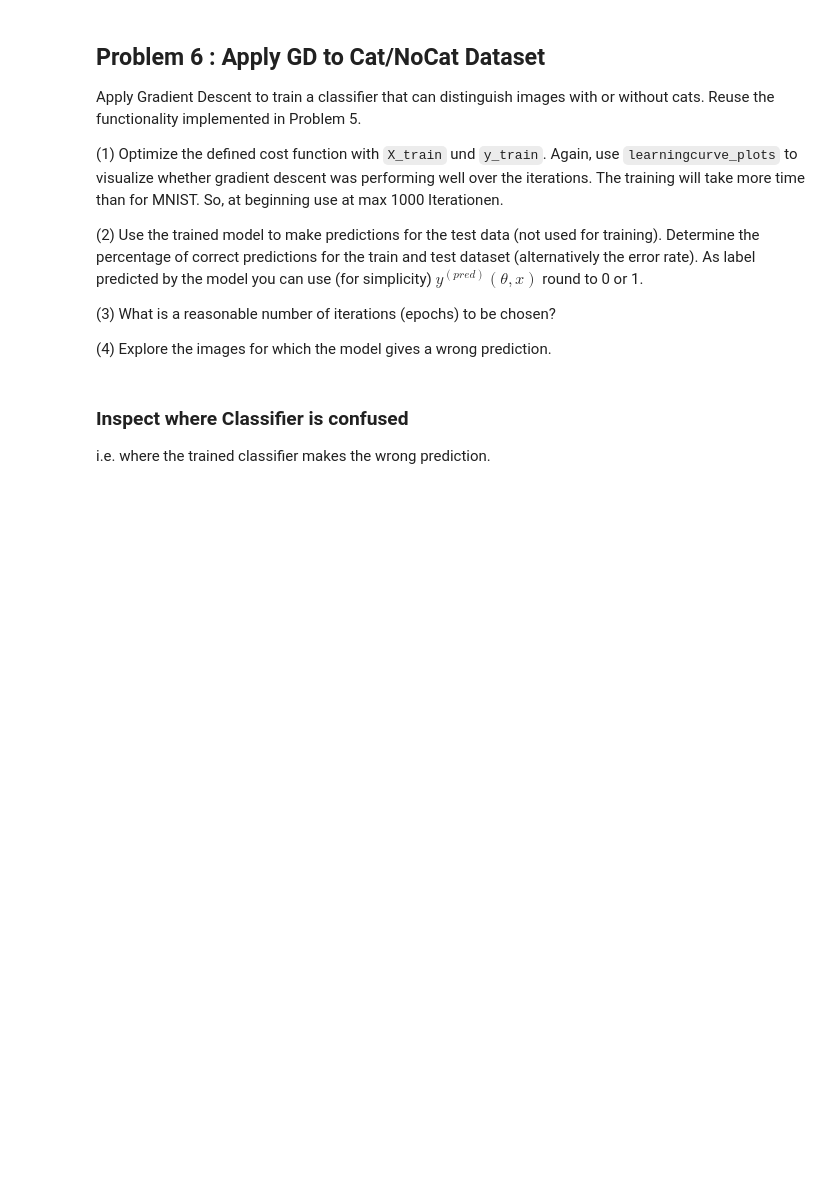
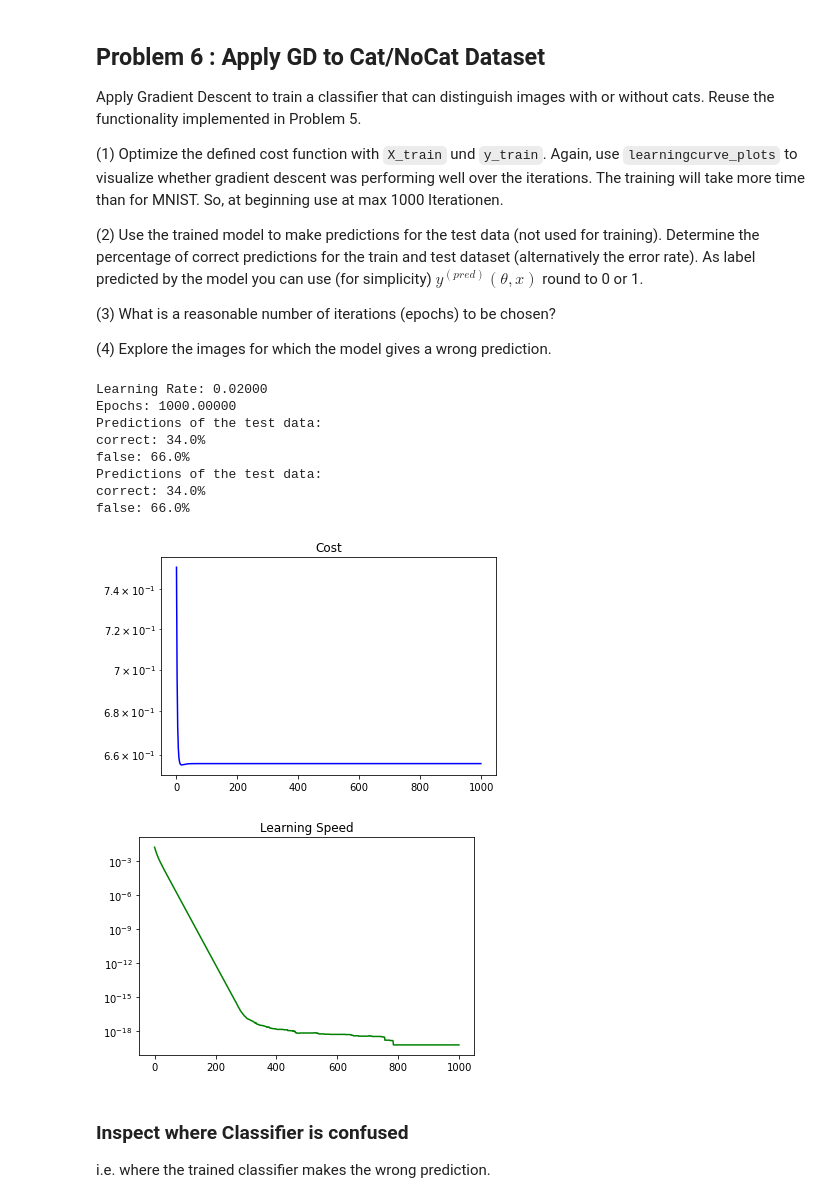
Before and after one commit to hariveliki/vta_le7_mini_challenge, a Jupyter notebook: train_neural_net_stud_V4.ipynb, the cells around one changed output. Cells and saved outputs as stored; diff of their text form; code cells hidden in the pictures; blank space fills up the shorter version.

```diff
--- a/train_neural_net_stud_V4.ipynb
+++ b/train_neural_net_stud_V4.ipynb
@@ -676,3 +693,44 @@ print("Epochs: %6.5f"%epochs)
+# %%
+n0 = X_train.shape[0]
+n1 = 50
+
+lr = 0.02
+epochs = 1000
+print("Learning Rate: %6.5f"%lr)
+print("Epochs: %6.5f"%epochs)
+
+
+# START YOUR CODE
+
+data_train = {"label": y_train, "input": X_train}
+
+model = Model(n0, n1)
+weights = initial_weights(n0, n1)
+
+cost_hist, learning_speed_hist = vanilla_gradient_descent(model, CrossEntropy(), weights[0], weights[1], data_train, lr, epochs)
+
+learningcurve_plots(cost_hist, learning_speed_hist, True)
+
+# calc y_pred for X_test and compare with y_test
+y_pred = model.forwardprop(X_test)
+y_pred_round = list(map(lambda x: floor(x) if x < 0.5 else ceil(x), y_pred[0]))
+comp = [x == y for x, y in zip(y_pred_round, y_test[0])]
+true = list(filter(lambda x: x == True, comp))
+false = list(filter(lambda x: x == False, comp))
+print("Predictions of the test data:\ncorrect: {}%\nfalse: {}%".format(len(true)/len(comp)*100, len(false)/len(comp)*100))
+
+# END YOUR CODE
+# %% [output]
+Learning Rate: 0.02000
+Epochs: 1000.00000
+Predictions of the test data:
+correct: 34.0%
+false: 66.0%
+Predictions of the test data:
+correct: 34.0%
+false: 66.0%
+[figure, added]
+[figure, added]
 # %% [markdown]
 ### Inspect where Classifier is confused
 
```
Also changed, not shown: parts of 10 cells of this notebook.
